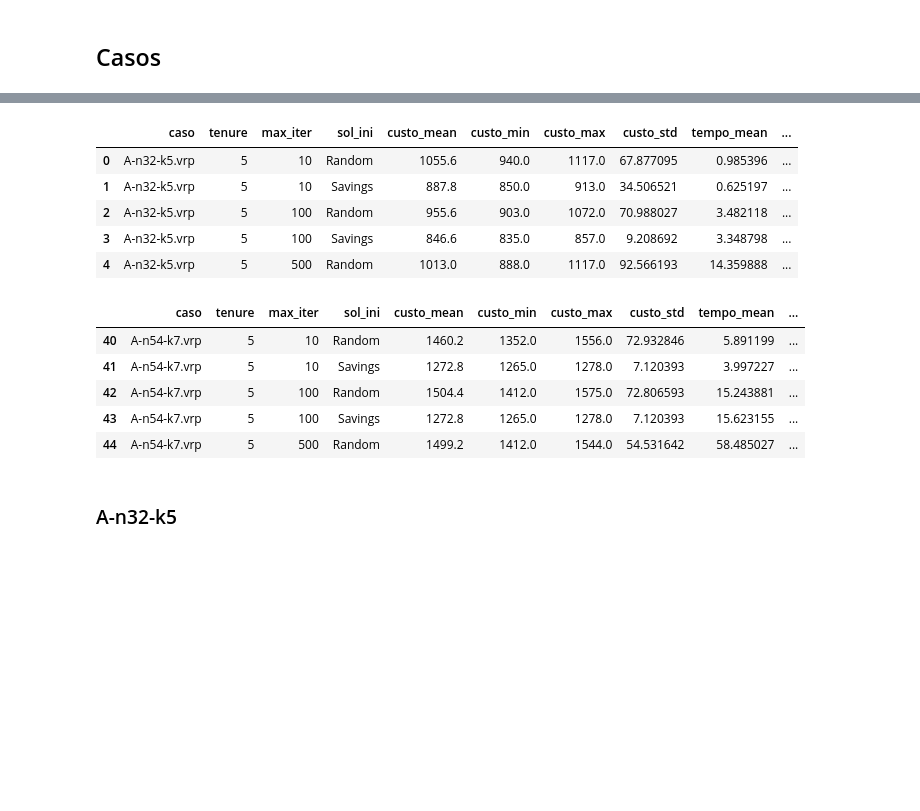
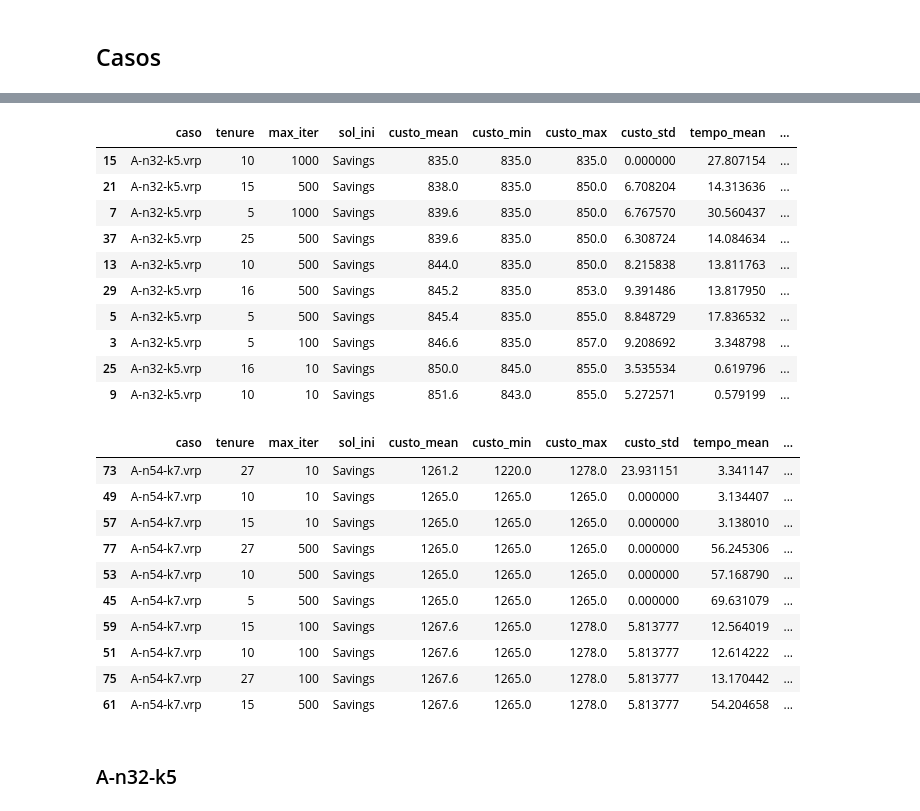
Before and after one commit to AHalic/tabu-search, a Jupyter notebook: log/log_analysis.ipynb, the cells around one changed output, grey strips where cells are left out. Saved outputs shown, nothing was run; the diff lists cells and outputs as text; code cells hidden in the pictures; blank space fills up the shorter version.

```diff
--- a/log/log_analysis.ipynb
+++ b/log/log_analysis.ipynb
@@ -46,23 +60,33 @@ df
 df_a_n32_k5 = df[0:40]
 df_a_n54_k7 = df[40:]
 # %%
-df_a_n32_k5.head(5)
+df_a_n32_k5.sort_values(['gap_mean', 'tempo_mean']).head(10)
 # %% [output]
 |  | caso | tenure | max_iter | sol_ini | custo_mean | custo_min | custo_max | custo_std | tempo_mean | ... |
-| 0 | A-n32-k5.vrp | 5 | 10 | Random | 1055.6 | 940.0 | 1117.0 | 67.877095 | 0.985396 | ... |
-| 1 | A-n32-k5.vrp | 5 | 10 | Savings | 887.8 | 850.0 | 913.0 | 34.506521 | 0.625197 | ... |
-| 2 | A-n32-k5.vrp | 5 | 100 | Random | 955.6 | 903.0 | 1072.0 | 70.988027 | 3.482118 | ... |
+| 15 | A-n32-k5.vrp | 10 | 1000 | Savings | 835.0 | 835.0 | 835.0 | 0.000000 | 27.807154 | ... |
+| 21 | A-n32-k5.vrp | 15 | 500 | Savings | 838.0 | 835.0 | 850.0 | 6.708204 | 14.313636 | ... |
+| 7 | A-n32-k5.vrp | 5 | 1000 | Savings | 839.6 | 835.0 | 850.0 | 6.767570 | 30.560437 | ... |
+| 37 | A-n32-k5.vrp | 25 | 500 | Savings | 839.6 | 835.0 | 850.0 | 6.308724 | 14.084634 | ... |
+| 13 | A-n32-k5.vrp | 10 | 500 | Savings | 844.0 | 835.0 | 850.0 | 8.215838 | 13.811763 | ... |
+| 29 | A-n32-k5.vrp | 16 | 500 | Savings | 845.2 | 835.0 | 853.0 | 9.391486 | 13.817950 | ... |
+| 5 | A-n32-k5.vrp | 5 | 500 | Savings | 845.4 | 835.0 | 855.0 | 8.848729 | 17.836532 | ... |
 | 3 | A-n32-k5.vrp | 5 | 100 | Savings | 846.6 | 835.0 | 857.0 | 9.208692 | 3.348798 | ... |
-| 4 | A-n32-k5.vrp | 5 | 500 | Random | 1013.0 | 888.0 | 1117.0 | 92.566193 | 14.359888 | ... |
+| 25 | A-n32-k5.vrp | 16 | 10 | Savings | 850.0 | 845.0 | 855.0 | 3.535534 | 0.619796 | ... |
+| 9 | A-n32-k5.vrp | 10 | 10 | Savings | 851.6 | 843.0 | 855.0 | 5.272571 | 0.579199 | ... |
 # %%
-df_a_n54_k7.head(5)
+df_a_n54_k7.sort_values(['custo_mean', 'tempo_mean']).head(10)
 # %% [output]
 |  | caso | tenure | max_iter | sol_ini | custo_mean | custo_min | custo_max | custo_std | tempo_mean | ... |
-| 40 | A-n54-k7.vrp | 5 | 10 | Random | 1460.2 | 1352.0 | 1556.0 | 72.932846 | 5.891199 | ... |
-| 41 | A-n54-k7.vrp | 5 | 10 | Savings | 1272.8 | 1265.0 | 1278.0 | 7.120393 | 3.997227 | ... |
-| 42 | A-n54-k7.vrp | 5 | 100 | Random | 1504.4 | 1412.0 | 1575.0 | 72.806593 | 15.243881 | ... |
-| 43 | A-n54-k7.vrp | 5 | 100 | Savings | 1272.8 | 1265.0 | 1278.0 | 7.120393 | 15.623155 | ... |
-| 44 | A-n54-k7.vrp | 5 | 500 | Random | 1499.2 | 1412.0 | 1544.0 | 54.531642 | 58.485027 | ... |
+| 73 | A-n54-k7.vrp | 27 | 10 | Savings | 1261.2 | 1220.0 | 1278.0 | 23.931151 | 3.341147 | ... |
+| 49 | A-n54-k7.vrp | 10 | 10 | Savings | 1265.0 | 1265.0 | 1265.0 | 0.000000 | 3.134407 | ... |
+| 57 | A-n54-k7.vrp | 15 | 10 | Savings | 1265.0 | 1265.0 | 1265.0 | 0.000000 | 3.138010 | ... |
+| 77 | A-n54-k7.vrp | 27 | 500 | Savings | 1265.0 | 1265.0 | 1265.0 | 0.000000 | 56.245306 | ... |
+| 53 | A-n54-k7.vrp | 10 | 500 | Savings | 1265.0 | 1265.0 | 1265.0 | 0.000000 | 57.168790 | ... |
+| 45 | A-n54-k7.vrp | 5 | 500 | Savings | 1265.0 | 1265.0 | 1265.0 | 0.000000 | 69.631079 | ... |
+| 59 | A-n54-k7.vrp | 15 | 100 | Savings | 1267.6 | 1265.0 | 1278.0 | 5.813777 | 12.564019 | ... |
+| 51 | A-n54-k7.vrp | 10 | 100 | Savings | 1267.6 | 1265.0 | 1278.0 | 5.813777 | 12.614222 | ... |
+| 75 | A-n54-k7.vrp | 27 | 100 | Savings | 1267.6 | 1265.0 | 1278.0 | 5.813777 | 13.170442 | ... |
+| 61 | A-n54-k7.vrp | 15 | 500 | Savings | 1267.6 | 1265.0 | 1278.0 | 5.813777 | 54.204658 | ... |
 # %% [markdown]
 ### A-n32-k5
 # %% [markdown]
```
Also changed, not shown: parts of 1 cell of this notebook.
